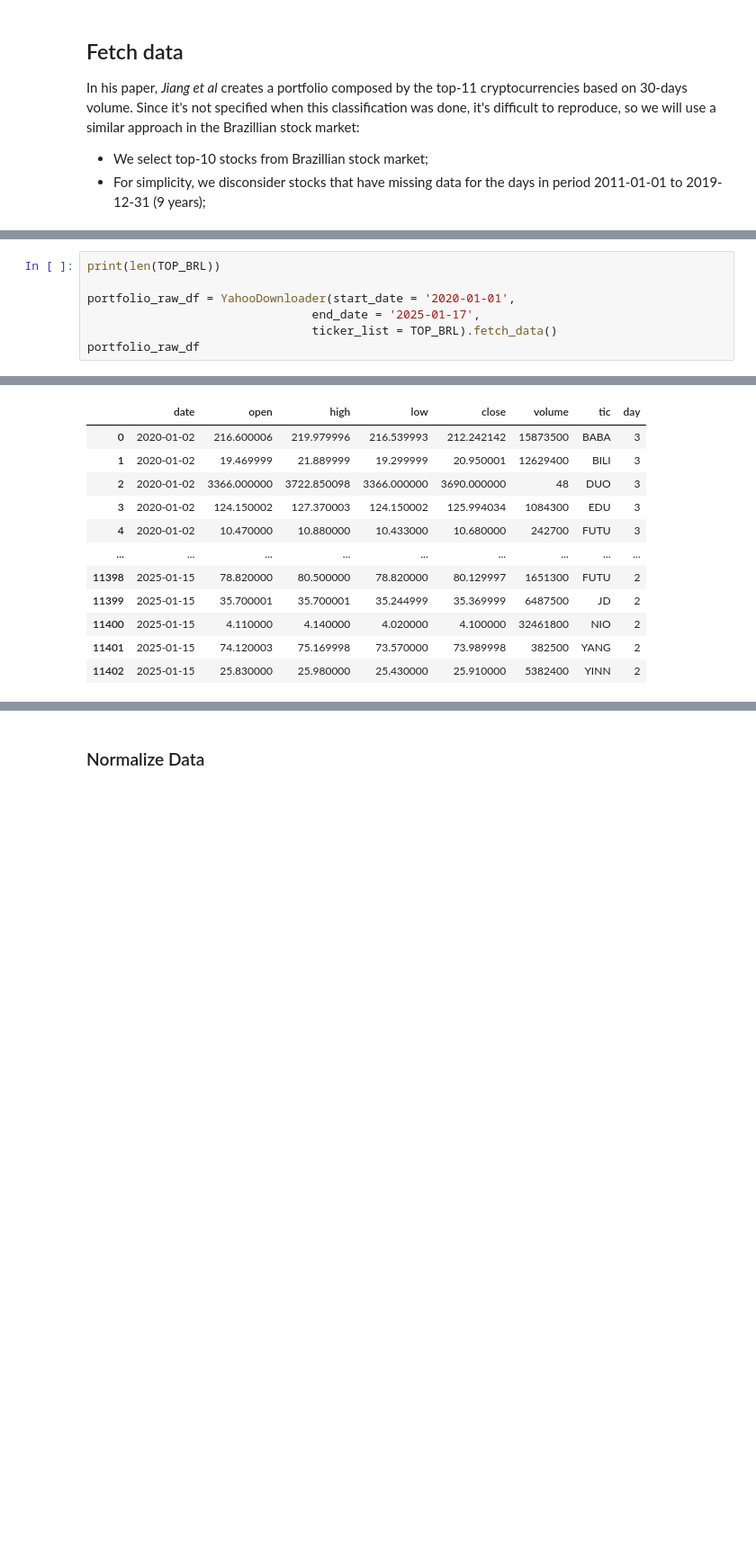
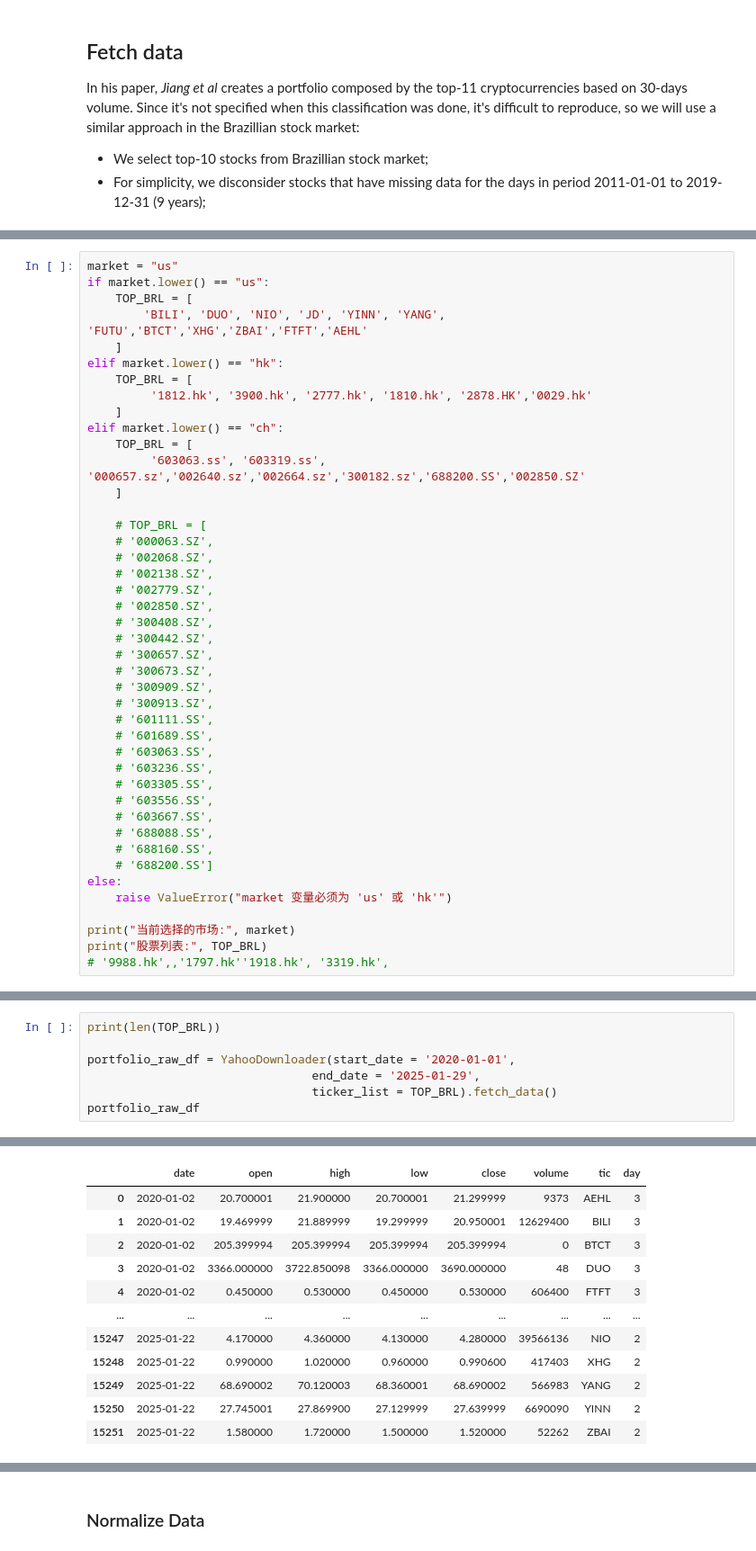
Before and after one commit to pu17/FinRL, a Jupyter notebook: examples/FinRL_PortfolioOptimizationEnv_Demo.ipynb, the cells around one changed output, grey strips where cells are left out. Shown: that part at 90% size. Drawn from its saved outputs; the diff is of its cells as text; blank space fills up the shorter version.

```diff
--- a/examples/FinRL_PortfolioOptimizationEnv_Demo.ipynb
+++ b/examples/FinRL_PortfolioOptimizationEnv_Demo.ipynb
@@ -86,0 +176,43 @@ TOP_BRL = [
+# %%
+market = "us"
+if market.lower() == "us":
+    TOP_BRL = [
+        'BILI', 'DUO', 'NIO', 'JD', 'YINN', 'YANG', 'FUTU','BTCT','XHG','ZBAI','FTFT','AEHL'
+    ]
+elif market.lower() == "hk":
+    TOP_BRL = [
+         '1812.hk', '3900.hk', '2777.hk', '1810.hk', '2878.HK','0029.hk'
+    ]
+elif market.lower() == "ch":
+    TOP_BRL = [
+         '603063.ss', '603319.ss', '000657.sz','002640.sz','002664.sz','300182.sz','688200.SS','002850.SZ'
+    ]
+
+    # TOP_BRL = [
+    # '000063.SZ',
+    # '002068.SZ',
+    # '002138.SZ',
+    # '002779.SZ',
+    # '002850.SZ',
+    # '300408.SZ',
+    # '300442.SZ',
+    # '300657.SZ',
+    # '300673.SZ',
+    # '300909.SZ',
+    # '300913.SZ',
+    # '601111.SS',
+    # '601689.SS',
+    # '603063.SS',
+    # '603236.SS',
+    # '603305.SS',
+    # '603556.SS',
+    # '603667.SS',
+    # '688088.SS',
+    # '688160.SS',
+    # '688200.SS']
+else:
+    raise ValueError("market 变量必须为 'us' 或 'hk'")
+
+print("当前选择的市场:", market)
+print("股票列表:", TOP_BRL)
+# '9988.hk',,'1797.hk''1918.hk', '3319.hk',
@@ -88,7 +223,7 @@ TOP_BRL = [
 print(len(TOP_BRL))
 
 portfolio_raw_df = YahooDownloader(start_date = '2020-01-01',
-                                end_date = '2025-01-17',
+                                end_date = '2025-01-29',
                                 ticker_list = TOP_BRL).fetch_data()
 portfolio_raw_df
 # %% [output]
@@ -106,12 +244,12 @@ Shape of DataFrame:  (11403, 8)
 |  | date | open | high | low | close | volume | tic | day |
-| 0 | 2020-01-02 | 216.600006 | 219.979996 | 216.539993 | 212.242142 | 15873500 | BABA | 3 |
+| 0 | 2020-01-02 | 20.700001 | 21.900000 | 20.700001 | 21.299999 | 9373 | AEHL | 3 |
 | 1 | 2020-01-02 | 19.469999 | 21.889999 | 19.299999 | 20.950001 | 12629400 | BILI | 3 |
-| 2 | 2020-01-02 | 3366.000000 | 3722.850098 | 3366.000000 | 3690.000000 | 48 | DUO | 3 |
-| 3 | 2020-01-02 | 124.150002 | 127.370003 | 124.150002 | 125.994034 | 1084300 | EDU | 3 |
-| 4 | 2020-01-02 | 10.470000 | 10.880000 | 10.433000 | 10.680000 | 242700 | FUTU | 3 |
+| 2 | 2020-01-02 | 205.399994 | 205.399994 | 205.399994 | 205.399994 | 0 | BTCT | 3 |
+| 3 | 2020-01-02 | 3366.000000 | 3722.850098 | 3366.000000 | 3690.000000 | 48 | DUO | 3 |
+| 4 | 2020-01-02 | 0.450000 | 0.530000 | 0.450000 | 0.530000 | 606400 | FTFT | 3 |
 | ... | ... | ... | ... | ... | ... | ... | ... | ... |
-| 11398 | 2025-01-15 | 78.820000 | 80.500000 | 78.820000 | 80.129997 | 1651300 | FUTU | 2 |
-| 11399 | 2025-01-15 | 35.700001 | 35.700001 | 35.244999 | 35.369999 | 6487500 | JD | 2 |
-| 11400 | 2025-01-15 | 4.110000 | 4.140000 | 4.020000 | 4.100000 | 32461800 | NIO | 2 |
-| 11401 | 2025-01-15 | 74.120003 | 75.169998 | 73.570000 | 73.989998 | 382500 | YANG | 2 |
-| 11402 | 2025-01-15 | 25.830000 | 25.980000 | 25.430000 | 25.910000 | 5382400 | YINN | 2 |
+| 15247 | 2025-01-22 | 4.170000 | 4.360000 | 4.130000 | 4.280000 | 39566136 | NIO | 2 |
+| 15248 | 2025-01-22 | 0.990000 | 1.020000 | 0.960000 | 0.990600 | 417403 | XHG | 2 |
+| 15249 | 2025-01-22 | 68.690002 | 70.120003 | 68.360001 | 68.690002 | 566983 | YANG | 2 |
+| 15250 | 2025-01-22 | 27.745001 | 27.869900 | 27.129999 | 27.639999 | 6690090 | YINN | 2 |
+| 15251 | 2025-01-22 | 1.580000 | 1.720000 | 1.500000 | 1.520000 | 52262 | ZBAI | 2 |
```
Also changed, not shown: parts of 25 cells of this notebook, 16 other files.
